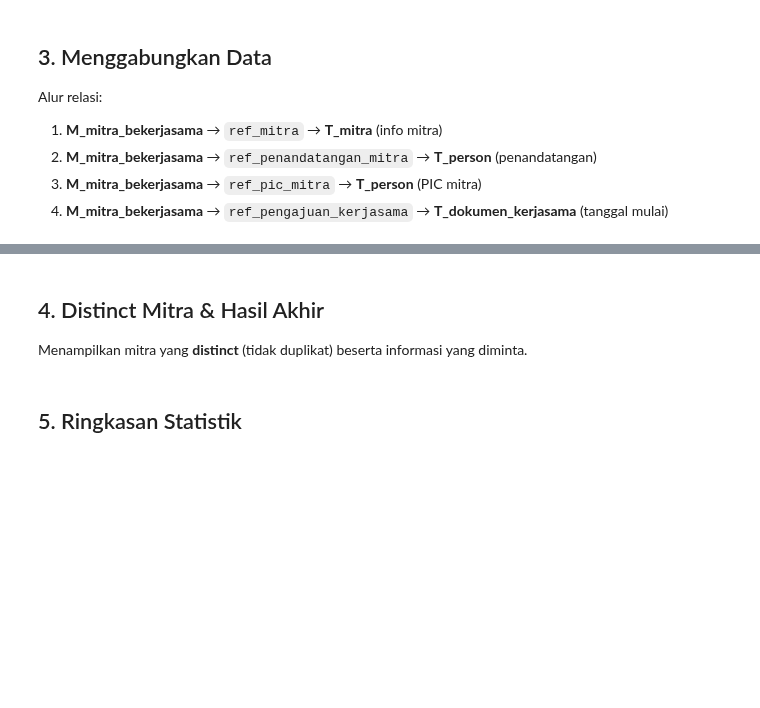
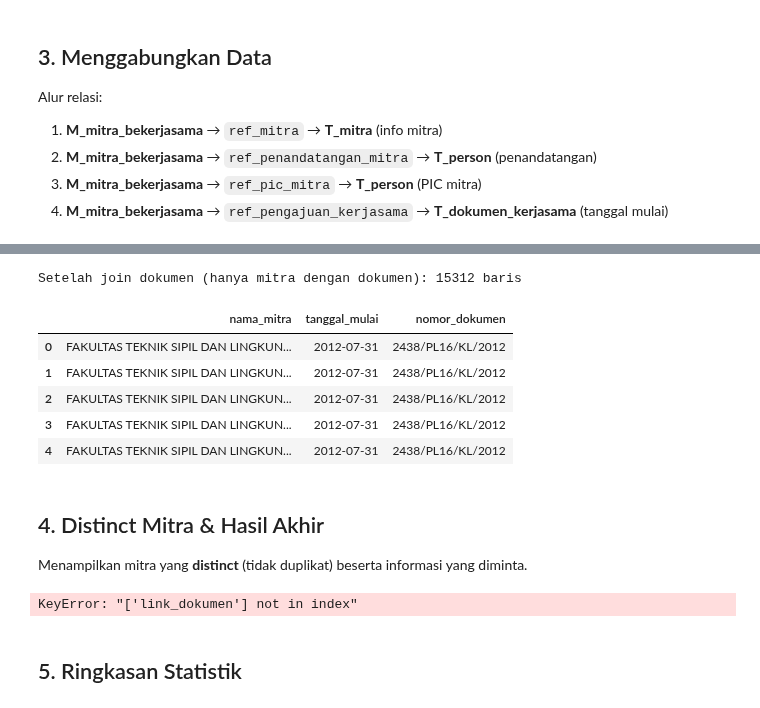
Before and after one commit to yosirodotcom/kerjasama, a Jupyter notebook: analisis_mitra.ipynb, the cells around one changed output, grey strips where cells are left out. Drawn from its saved outputs; the diff is of its cells as text; code cells hidden in the pictures; blank space fills up the shorter version.

Commit message:
feat: add mitra collaboration data csv and update analysis notebook

```diff
--- a/analisis_mitra.ipynb
+++ b/analisis_mitra.ipynb
@@ -26,7 +26,7 @@ df_mitra = pd.read_csv(os.path.join(data_dir, 'T_mitra - T_mitra.csv'))
 df_person = pd.read_csv(os.path.join(data_dir, 'T_person - T_person.csv'))
 df_dokumen = pd.read_csv(os.path.join(data_dir, 'T_dokumen_kerjasama - T_dokumen_kerjasama.csv'))
 df_pengajuan = pd.read_csv(os.path.join(data_dir, 'T_pengajuan_kerjasama - T_pengajuan_kerjasama.csv'))
-df_mapping_mitra = pd.read_csv(os.path.join(data_dir, 'M_mitra_bekerjasama - M_dudi_bekerjasama.csv'))
+df_mapping_mitra = pd.read_csv(os.path.join(data_dir, 'M_mitra_bekerjasama - M_mitra_bekerjasama.csv'))
 
 print(f'Jumlah Mitra: {len(df_mitra)}')
 print(f'Jumlah Person: {len(df_person)}')
@@ -109,25 +164,34 @@ df_merged[['nama_mitra', 'nama_pic_mitra', 'telepon_pic_mitra', 'email_pic_mitra
 # %%
 # Step 4: Join dengan T_dokumen_kerjasama untuk mendapatkan tanggal_mulai
 # Relasi: M_mitra_bekerjasama.ref_pengajuan_kerjasama == T_dokumen_kerjasama.ref_pengajuan_kerjasama
 
 # Parse tanggal_mulai
 df_dokumen['tanggal_mulai_parsed'] = pd.to_datetime(df_dokumen['tanggal_mulai'], format='mixed', errors='coerce')
 
-# Ambil tanggal_mulai paling awal dan nomor_dokumen per pengajuan
+# Ambil tanggal_mulai paling awal, nomor_dokumen, dan link_dokumen per pengajuan
 df_dok_agg = df_dokumen.groupby('ref_pengajuan_kerjasama').agg(
     tanggal_mulai=('tanggal_mulai_parsed', 'min'),
-    nomor_dokumen=('nomor_dokumen', 'first')
+    nomor_dokumen=('nomor_dokumen', 'first'),
+    link_dokumen=('link_dokumen', 'first')
 ).reset_index()
 
 df_merged = df_merged.merge(
     df_dok_agg,
     left_on='ref_pengajuan_kerjasama',
     right_on='ref_pengajuan_kerjasama',
     how='inner'  # INNER join: hanya mitra yang memiliki dokumen kerjasama
 )
 
 print(f'Setelah join dokumen (hanya mitra dengan dokumen): {len(df_merged)} baris')
-df_merged[['nama_mitra', 'tanggal_mulai', 'nomor_dokumen']].head()
+df_merged[['nama_mitra', 'tanggal_mulai', 'nomor_dokumen', 'link_dokumen']].head()
+# %% [output]
+Setelah join dokumen (hanya mitra dengan dokumen): 15312 baris
+|  | nama_mitra | tanggal_mulai | nomor_dokumen |
+| 0 | FAKULTAS TEKNIK SIPIL DAN LINGKUN... | 2012-07-31 | 2438/PL16/KL/2012 |
+| 1 | FAKULTAS TEKNIK SIPIL DAN LINGKUN... | 2012-07-31 | 2438/PL16/KL/2012 |
+| 2 | FAKULTAS TEKNIK SIPIL DAN LINGKUN... | 2012-07-31 | 2438/PL16/KL/2012 |
+| 3 | FAKULTAS TEKNIK SIPIL DAN LINGKUN... | 2012-07-31 | 2438/PL16/KL/2012 |
+| 4 | FAKULTAS TEKNIK SIPIL DAN LINGKUN... | 2012-07-31 | 2438/PL16/KL/2012 |
 # %% [markdown]
 ## 4. Distinct Mitra & Hasil Akhir
 
@@ -143,7 +207,8 @@ kolom_hasil = [
     'telepon_pic_mitra',
     'email_pic_mitra',
     'tanggal_mulai',
-    'nomor_dokumen'
+    'nomor_dokumen',
+    'link_dokumen'
 ]
 
 df_hasil = df_merged[kolom_hasil].copy()
@@ -151,6 +216,27 @@ df_hasil = df_merged[kolom_hasil].copy()
 # Distinct berdasarkan nama_mitra (drop duplicates)
 df_distinct = df_hasil.drop_duplicates(subset=['nama_mitra'], keep='first')
 df_distinct = df_distinct.sort_values('nama_mitra').reset_index(drop=True)
+
+# Tambahkan kolom semester berdasarkan tanggal_mulai
+def tentukan_semester(tgl):
+    if pd.isna(tgl):
+        return None
+    if pd.Timestamp('2023-07-01') <= tgl <= pd.Timestamp('2024-06-30'):
+        return 'Semester 2023/2024'
+    elif pd.Timestamp('2024-07-01') <= tgl <= pd.Timestamp('2025-06-30'):
+        return 'Semester 2024/2025'
+    elif pd.Timestamp('2025-07-01') <= tgl <= pd.Timestamp('2026-06-30'):
+        return 'Semester 2025/2026'
+    else:
+        return None
+
+df_distinct['semester'] = df_distinct['tanggal_mulai'].apply(tentukan_semester)
+
+# Hapus data yang tidak termasuk dalam semester manapun
+df_distinct = df_distinct.dropna(subset=['semester'])
+
+# Urutkan berdasarkan semester lalu nama mitra
+df_distinct = df_distinct.sort_values(['semester', 'nama_mitra']).reset_index(drop=True)
 df_distinct.index = df_distinct.index + 1  # Mulai index dari 1
 df_distinct.index.name = 'No'
 
@@ -158,8 +244,12 @@ df_distinct.index.name = 'No'
 df_distinct['tanggal_mulai'] = df_distinct['tanggal_mulai'].dt.strftime('%Y-%m-%d')
 
 print(f'📊 Total Mitra Distinct yang Memiliki Dokumen Kerja Sama: {len(df_distinct)}')
+print(f'\nJumlah per Semester:')
+print(df_distinct['semester'].value_counts().to_string())
 print('=' * 80)
 df_distinct
+# %% [output]
+KeyError: "['link_dokumen'] not in index"
 # %% [markdown]
 ## 5. Ringkasan Statistik
 # %%
```
Also changed, not shown: parts of 7 cells of this notebook, 2 other files.
